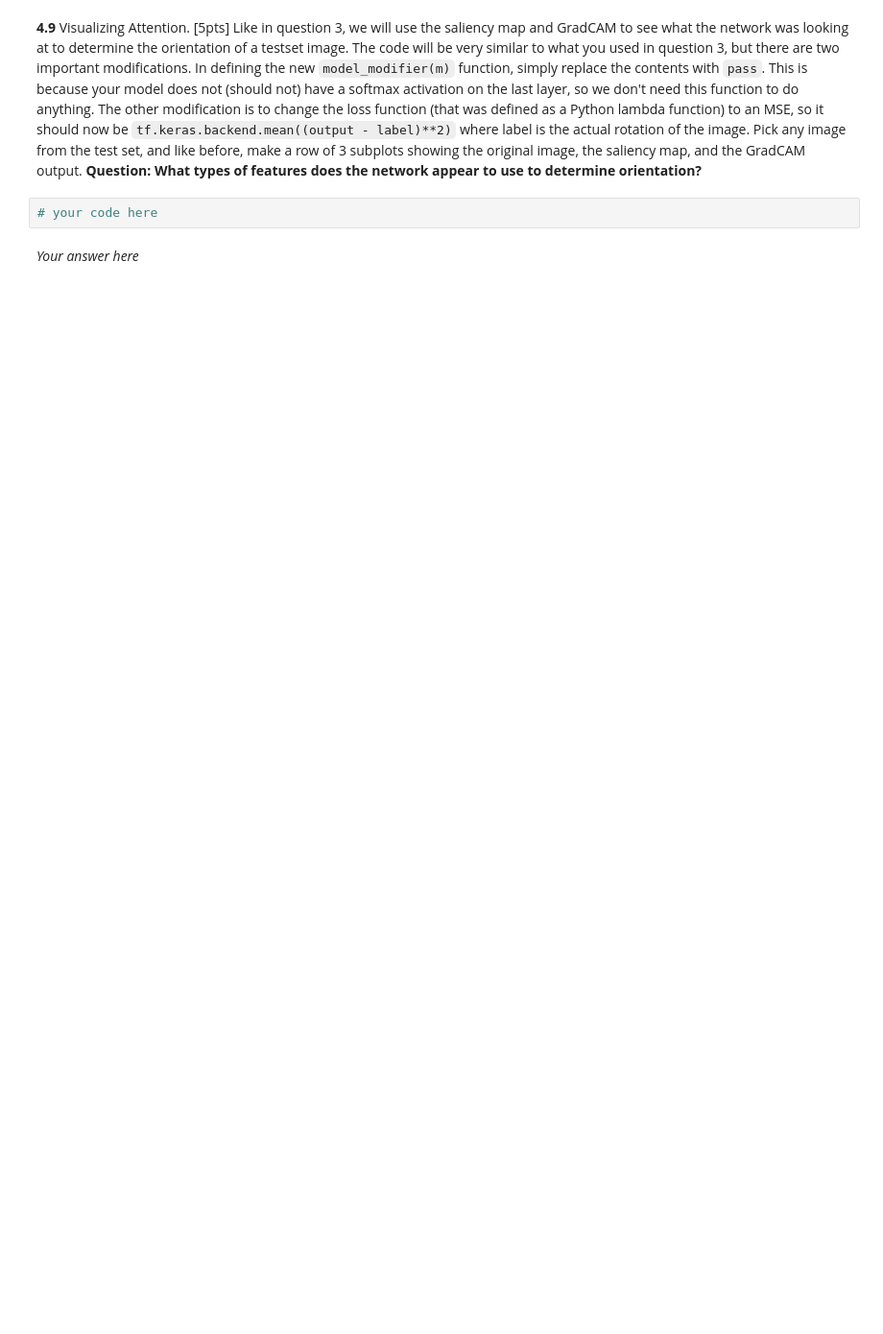
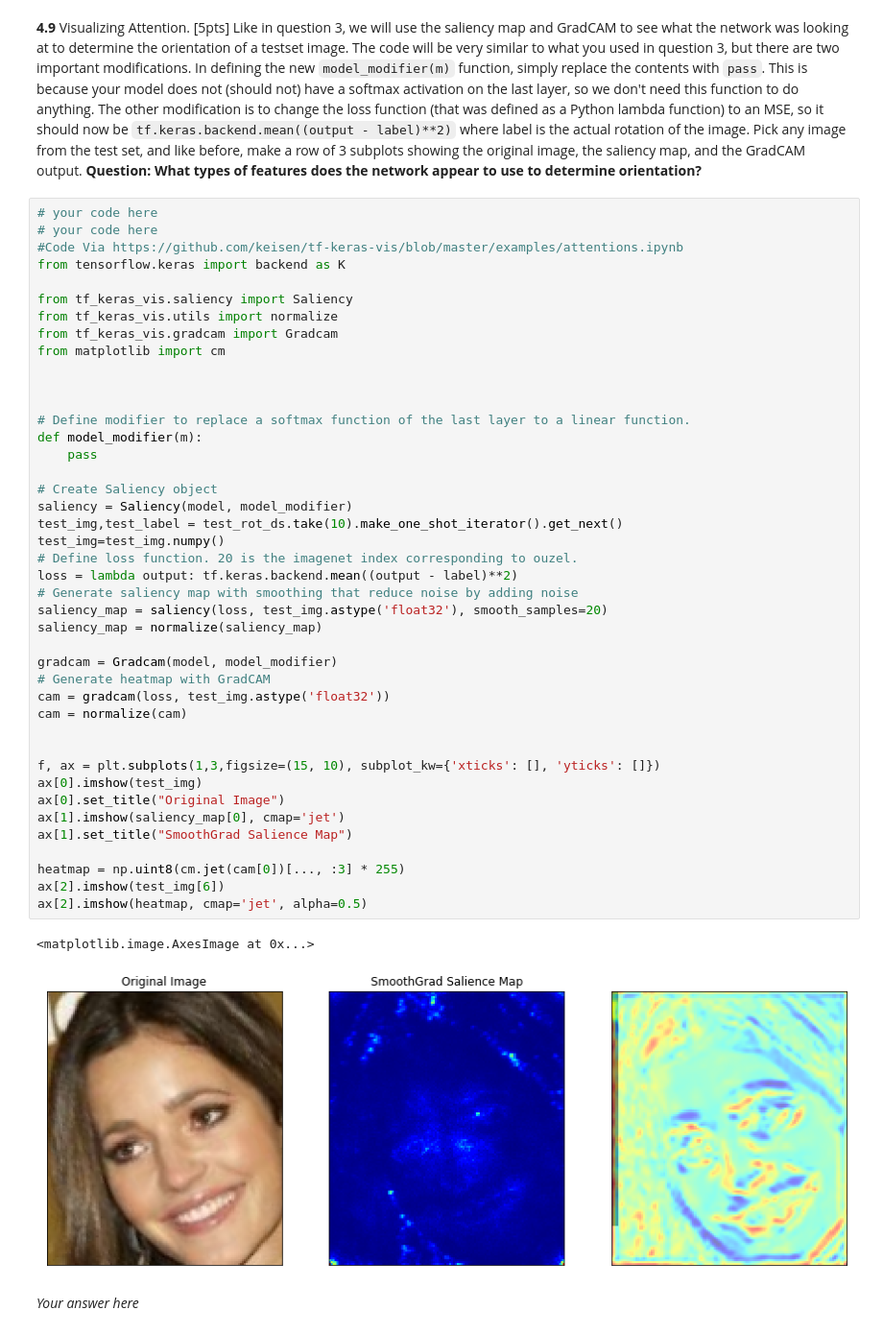
Before and after one commit to simonwarchol/2020-CS109B, a Jupyter notebook: content/homeworks/hw04/notebook/cs109b_hw4.ipynb, the cells around one changed output. Shown at 96% size. Saved outputs shown, nothing was run; the diff lists cells and outputs as text; blank space fills up the shorter version.

```diff
--- a/content/homeworks/hw04/notebook/cs109b_hw4.ipynb
+++ b/content/homeworks/hw04/notebook/cs109b_hw4.ipynb
@@ -1047,7 +1034,50 @@ for i in range(4):
 # %% [markdown]
 **4.9** Visualizing Attention. [5pts] Like in question 3, we will use the saliency map and GradCAM to see what the network was looking at to determine the orientation of a testset image. The code will be very similar to what you used in question 3, but there are two important modifications. In defining the new `model_modifier(m)` function, simply replace the contents with `pass`. This is because your model does not (should not) have a softmax activation on the last layer, so we don't need this function to do anything. The other modification is to change the loss function (that was defined as a Python lambda function) to an MSE, so it should now be `tf.keras.backend.mean((output - label)**2)` where label is the actual rotation of the image. Pick any image from the test set, and like before, make a row of 3 subplots showing the original image, the saliency map, and the GradCAM output. __Question: What types of features does the network appear to use to determine orientation?__
-# %%
-# your code here
+# %%
+# your code here
+# your code here
+#Code Via https://github.com/keisen/tf-keras-vis/blob/master/examples/attentions.ipynb
+from tensorflow.keras import backend as K
+
+from tf_keras_vis.saliency import Saliency
+from tf_keras_vis.utils import normalize
+from tf_keras_vis.gradcam import Gradcam
+from matplotlib import cm
+
+
+
+# Define modifier to replace a softmax function of the last layer to a linear function.
+def model_modifier(m):
+    pass
+
+# Create Saliency object
+saliency = Saliency(model, model_modifier)
+test_img,test_label = test_rot_ds.take(10).make_one_shot_iterator().get_next()
+test_img=test_img.numpy()
+# Define loss function. 20 is the imagenet index corresponding to ouzel.
+loss = lambda output: tf.keras.backend.mean((output - label)**2)
+# Generate saliency map with smoothing that reduce noise by adding noise
+saliency_map = saliency(loss, test_img.astype('float32'), smooth_samples=20)
+saliency_map = normalize(saliency_map)
+
+gradcam = Gradcam(model, model_modifier)
+# Generate heatmap with GradCAM
+cam = gradcam(loss, test_img.astype('float32'))
+cam = normalize(cam)
+
+
+f, ax = plt.subplots(1,3,figsize=(15, 10), subplot_kw={'xticks': [], 'yticks': []})
+ax[0].imshow(test_img)
+ax[0].set_title("Original Image")
+ax[1].imshow(saliency_map[0], cmap='jet')
+ax[1].set_title("SmoothGrad Salience Map")
+
+heatmap = np.uint8(cm.jet(cam[0])[..., :3] * 255)
+ax[2].imshow(test_img[6])
+ax[2].imshow(heatmap, cmap='jet', alpha=0.5)
+# %% [output]
+<matplotlib.image.AxesImage at 0x...>
+[figure, added]
 # %% [markdown]
 *Your answer here*
 # %% [markdown]
```
Also changed, not shown: parts of 12 cells of this notebook, 1 other file.
